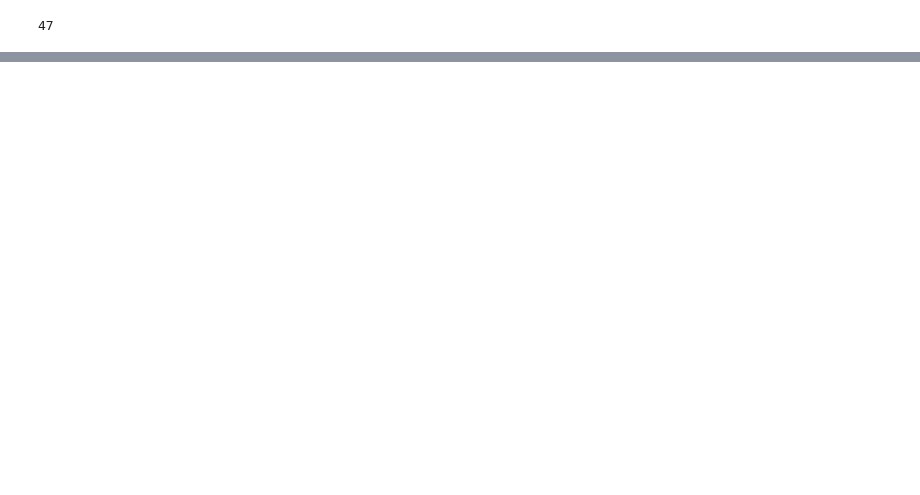
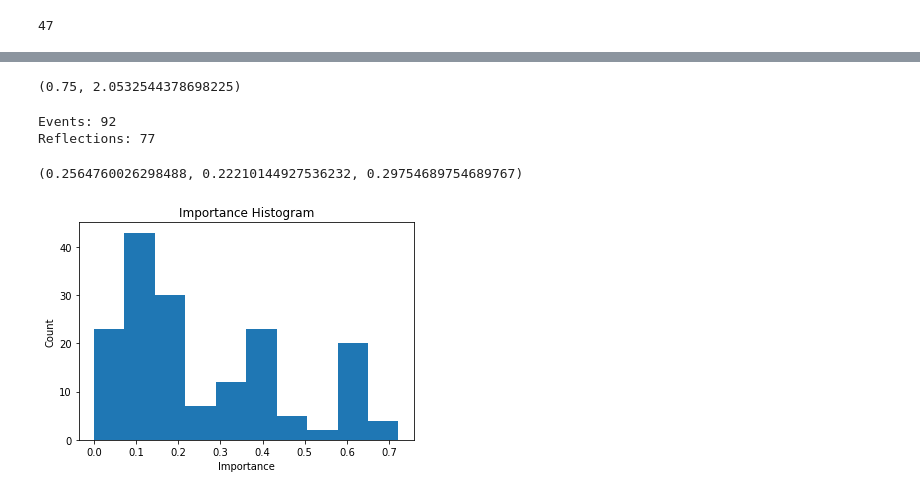
Before and after one commit to EltonCN/GDataByGAgents, a Jupyter notebook: Analisys.ipynb, the cells around one changed output, grey strips where cells are left out. Cells and saved outputs as stored; diff of their text form; code cells hidden in the pictures; blank space fills up the shorter version.

```diff
--- a/Analisys.ipynb
+++ b/Analisys.ipynb
@@ -124,0 +317,54 @@ len(log_paths)
+# %%
+event_influences = []
+
+for memory in memory_stream:
+    if memory["type"] == "event":
+        event_influences.append(len(memory["influences"]))
+# %%
+np.mean(event_influences), np.mean(influences)
+# %% [output]
+(0.75, 2.0532544378698225)
+# %%
+n_event = 0
+n_reflection = 0
+
+for memory in memory_stream:
+    if memory["type"] == "event":
+        n_event += 1
+    else:
+        n_reflection += 1
+
+
+print("Events:", n_event)
+print("Reflections:", n_reflection)
+# %% [output]
+Events: 92
+Reflections: 77
+# %%
+importances = []
+event_importances = []
+observation_importances = []
+
+for memory in memory_stream:
+    importances.append(memory["importance"])
+    if memory["type"] == "event":
+        event_importances.append(memory["importance"])
+    else:
+        observation_importances.append(memory["importance"])
+# %%
+np.mean(importances), np.mean(event_importances), np.mean(observation_importances)
+# %% [output]
+(0.2564760026298488, 0.22210144927536232, 0.29754689754689767)
+# %%
+fig = plt.figure()
+
+plt.hist(importances)
+plt.xlabel("Importance")
+plt.ylabel("Count")
+plt.title("Importance Histogram")
+
+path = os.path.join(output_path, "ImportanceHistogram.png")
+fig.savefig(path, facecolor="white", transparent=False)
+plt.show()
+# %% [output]
+[figure, added]
```
Also changed, not shown: parts of 31 cells of this notebook, 6 other files.
